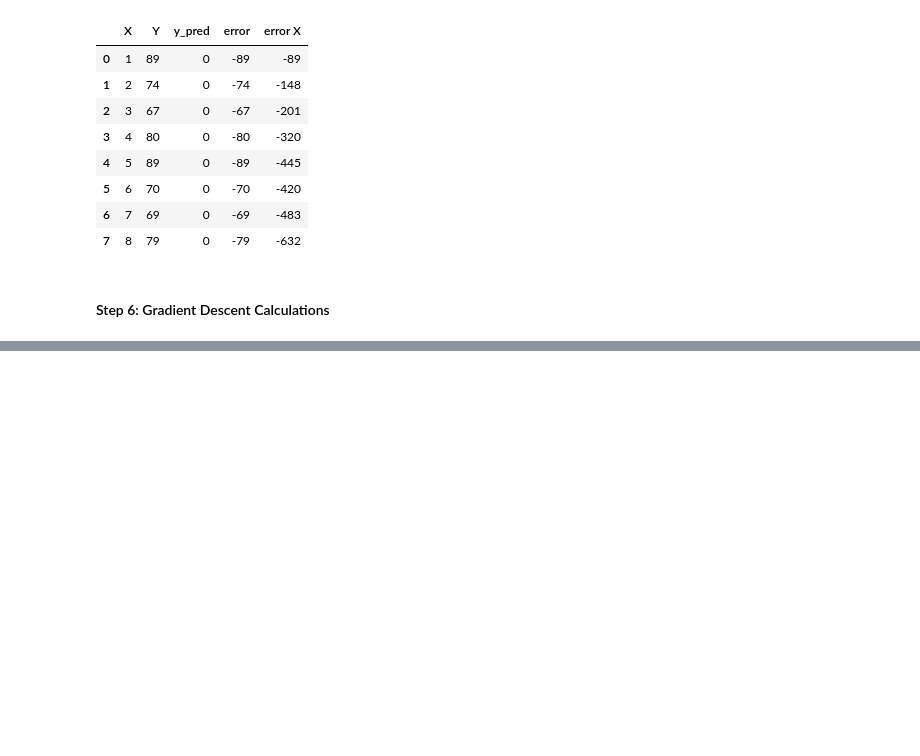
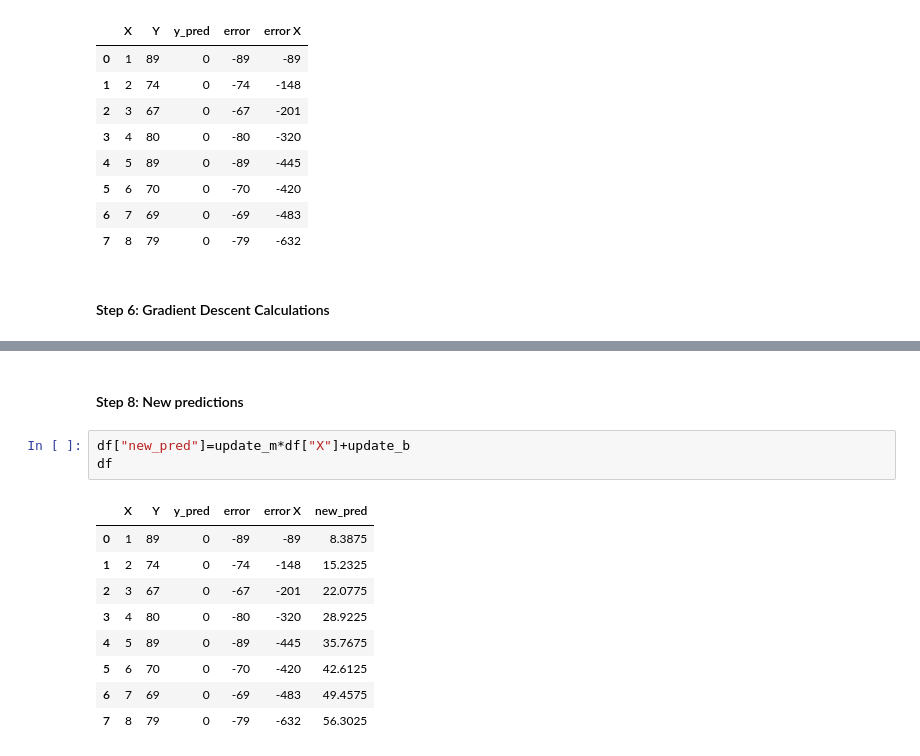
Before and after one commit to ather-ops/Supervised-ML-from-scratch, a Jupyter notebook: linear-regression/Linear -regression-part-II.ipynb, the cells around one changed output, grey strips where cells are left out. Saved outputs shown, nothing was run; the diff lists cells and outputs as text; blank space fills up the shorter version.

```diff
--- a/linear-regression/Linear -regression-part-II.ipynb
+++ b/linear-regression/Linear -regression-part-II.ipynb
@@ -92,0 +115,15 @@ gradinet_b=(2/n)*Total_error
+# %% [markdown]
+#### Step 8: New predictions
+# %%
+df["new_pred"]=update_m*df["X"]+update_b
+df
+# %% [output]
+|  | X | Y | y_pred | error | error X | new_pred |
+| 0 | 1 | 89 | 0 | -89 | -89 | 8.3875 |
+| 1 | 2 | 74 | 0 | -74 | -148 | 15.2325 |
+| 2 | 3 | 67 | 0 | -67 | -201 | 22.0775 |
+| 3 | 4 | 80 | 0 | -80 | -320 | 28.9225 |
+| 4 | 5 | 89 | 0 | -89 | -445 | 35.7675 |
+| 5 | 6 | 70 | 0 | -70 | -420 | 42.6125 |
+| 6 | 7 | 69 | 0 | -69 | -483 | 49.4575 |
+| 7 | 8 | 79 | 0 | -79 | -632 | 56.3025 |
```
Also changed, not shown: parts of 9 cells of this notebook.
